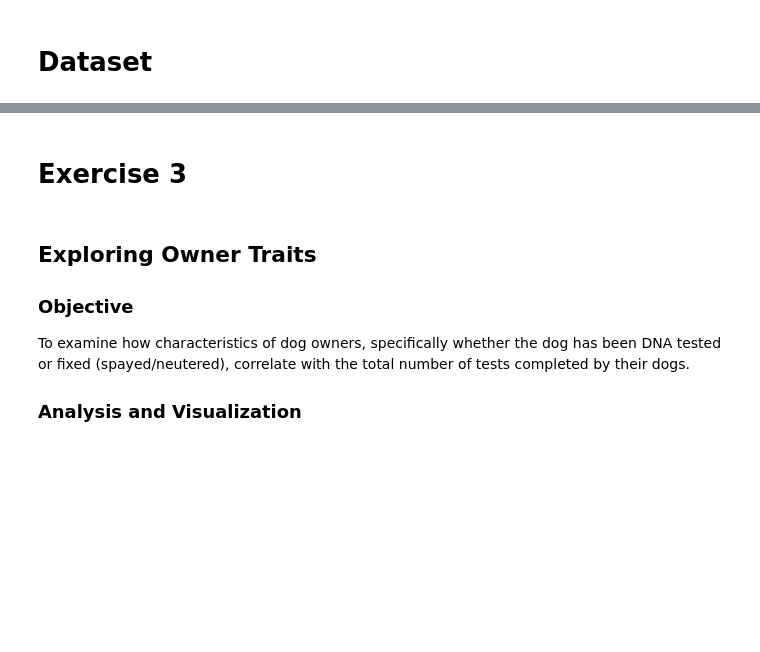
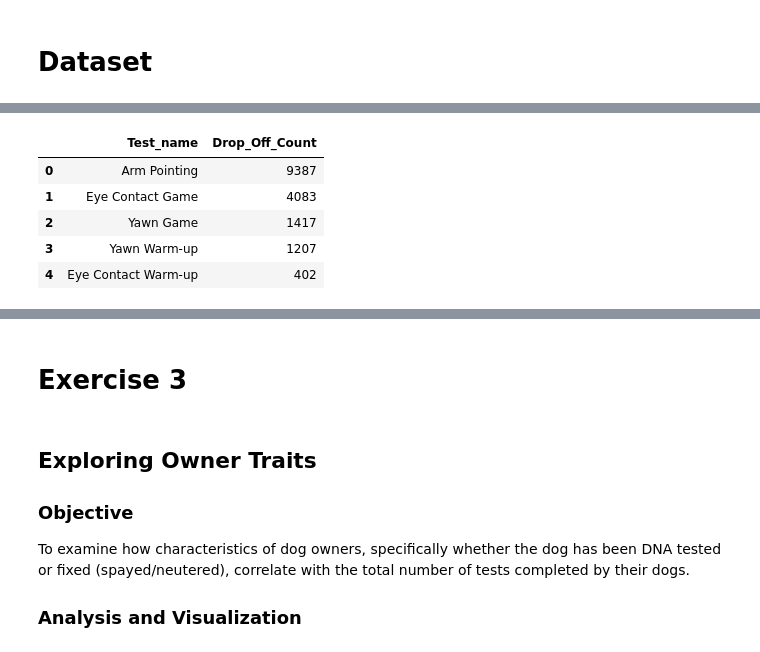
Before and after one commit to peyman886/data-visualization-coursework, a Jupyter notebook: HW5/Visualization_HW5.ipynb, the cells around one changed output, grey strips where cells are left out. Drawn from its saved outputs; the diff is of its cells as text; code cells hidden in the pictures; blank space fills up the shorter version.

```diff
--- a/HW5/Visualization_HW5.ipynb
+++ b/HW5/Visualization_HW5.ipynb
@@ -116,0 +64,6 @@ The dataset contains a large and diverse number of dogs and users, primarily fro
+# %%
+import pandas as pd
+
+# Load the dataset "dognition_data_no_aggregation.csv"
+file_path = 'dognition_data_no_aggregation.xlsx'
+dognition_data = pd.read_excel(file_path)
@@ -116,0 +195,24 @@ The dataset contains a large and diverse number of dogs and users, primarily fro
+# %%
+# Analyzing the test sequence and calculating drop-off points
+
+# Grouping the data by 'Dog_ID' and 'Test_name' and counting the occurrences
+drop_off_analysis = dognition_data_cleaned.groupby(['Dog_ID', 'Test_name']).size().reset_index(name='Count')
+
+# Sorting by Dog_ID and Count to see the last test most dogs participated in
+sorted_drop_off = drop_off_analysis.sort_values(by=['Dog_ID', 'Count'], ascending=[True, False])
+
+# Taking the first occurrence for each Dog_ID, which represents the last test they completed
+last_tests = sorted_drop_off.drop_duplicates(subset='Dog_ID')
+
+# Counting how many times each test appears as the last test completed
+drop_off_counts = last_tests['Test_name'].value_counts().reset_index()
+drop_off_counts.columns = ['Test_name', 'Drop_Off_Count']
+
+drop_off_counts.head()  # Displaying the top results for analysis
+# %% [output]
+|  | Test_name | Drop_Off_Count |
+| 0 | Arm Pointing | 9387 |
+| 1 | Eye Contact Game | 4083 |
+| 2 | Yawn Game | 1417 |
+| 3 | Yawn Warm-up | 1207 |
+| 4 | Eye Contact Warm-up | 402 |
```
Also changed, not shown: parts of 72 cells of this notebook.
